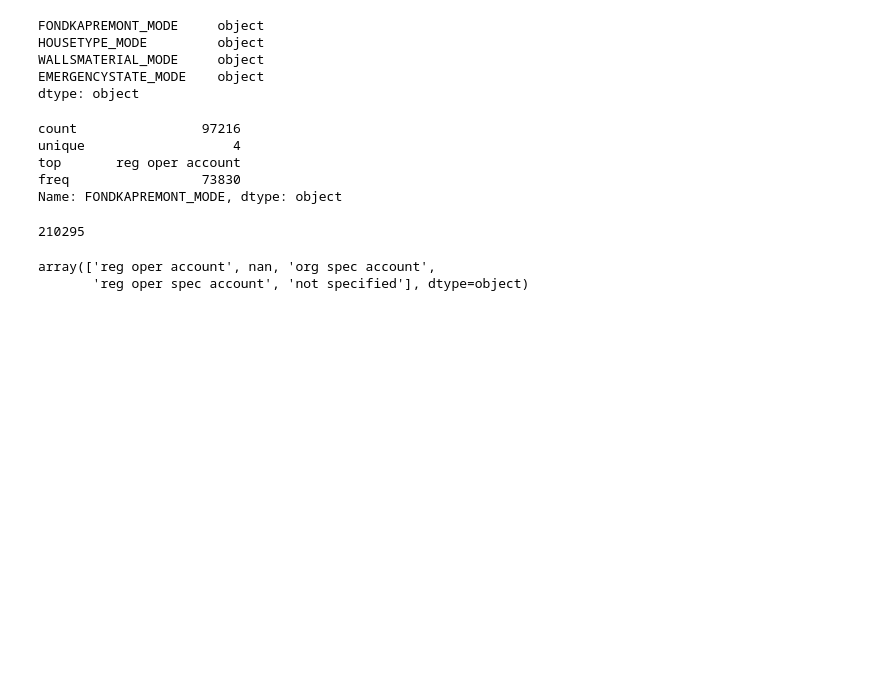
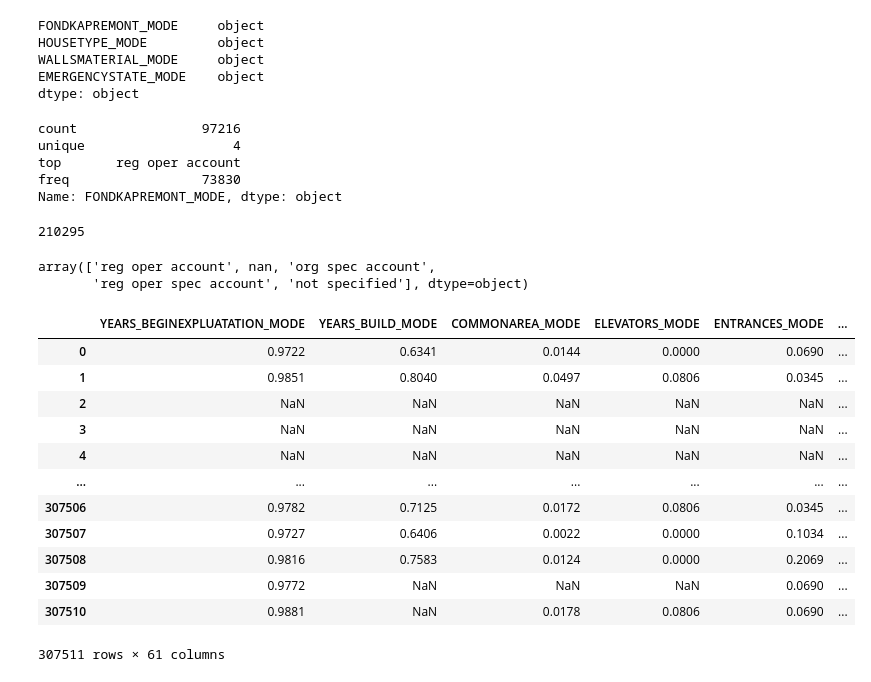
Before and after one commit to radheadewi/home-credit-ftp-uoe, a Jupyter notebook: 2-notebook/Datasets Exploration Column 60 to 123 Cleaning.ipynb, the cells around one changed output. Cells and saved outputs as stored; diff of their text form; code cells hidden in the pictures; blank space fills up the shorter version.

```diff
--- a/2-notebook/Datasets Exploration Column 60 to 123 Cleaning.ipynb
+++ b/2-notebook/Datasets Exploration Column 60 to 123 Cleaning.ipynb
@@ -12,5 +14,6 @@ from IPython.display import display
 # %%
 application_train = pd.read_csv("../1-data/application_train.csv")
-pd.options.display.max_columns = None
-display(application_train.describe())
+application_train.shape
+#pd.options.display.max_columns = None
+#display(application_train.describe())
 # %% [output]
@@ -128,3 +138,20 @@ application_train['FONDKAPREMONT_MODE'].unique()
 # %% [output]
 array(['reg oper account', nan, 'org spec account',
        'reg oper spec account', 'not specified'], dtype=object)
+# %%
+#Columns being dropped
+application_train.drop(columns=['FONDKAPREMONT_MODE'])
+# %% [output]
+|  | YEARS_BEGINEXPLUATATION_MODE | YEARS_BUILD_MODE | COMMONAREA_MODE | ELEVATORS_MODE | ENTRANCES_MODE | ... |
+| 0 | 0.9722 | 0.6341 | 0.0144 | 0.0000 | 0.0690 | ... |
+| 1 | 0.9851 | 0.8040 | 0.0497 | 0.0806 | 0.0345 | ... |
+| 2 | NaN | NaN | NaN | NaN | NaN | ... |
+| 3 | NaN | NaN | NaN | NaN | NaN | ... |
+| 4 | NaN | NaN | NaN | NaN | NaN | ... |
+| ... | ... | ... | ... | ... | ... | ... |
+| 307506 | 0.9782 | 0.7125 | 0.0172 | 0.0806 | 0.0345 | ... |
+| 307507 | 0.9727 | 0.6406 | 0.0022 | 0.0000 | 0.1034 | ... |
+| 307508 | 0.9816 | 0.7583 | 0.0124 | 0.0000 | 0.2069 | ... |
+| 307509 | 0.9772 | NaN | NaN | NaN | 0.0690 | ... |
+| 307510 | 0.9881 | NaN | 0.0178 | 0.0806 | 0.0690 | ... |
+307511 rows × 61 columns
```
Also changed, not shown: parts of 12 cells of this notebook, 1 other file.
